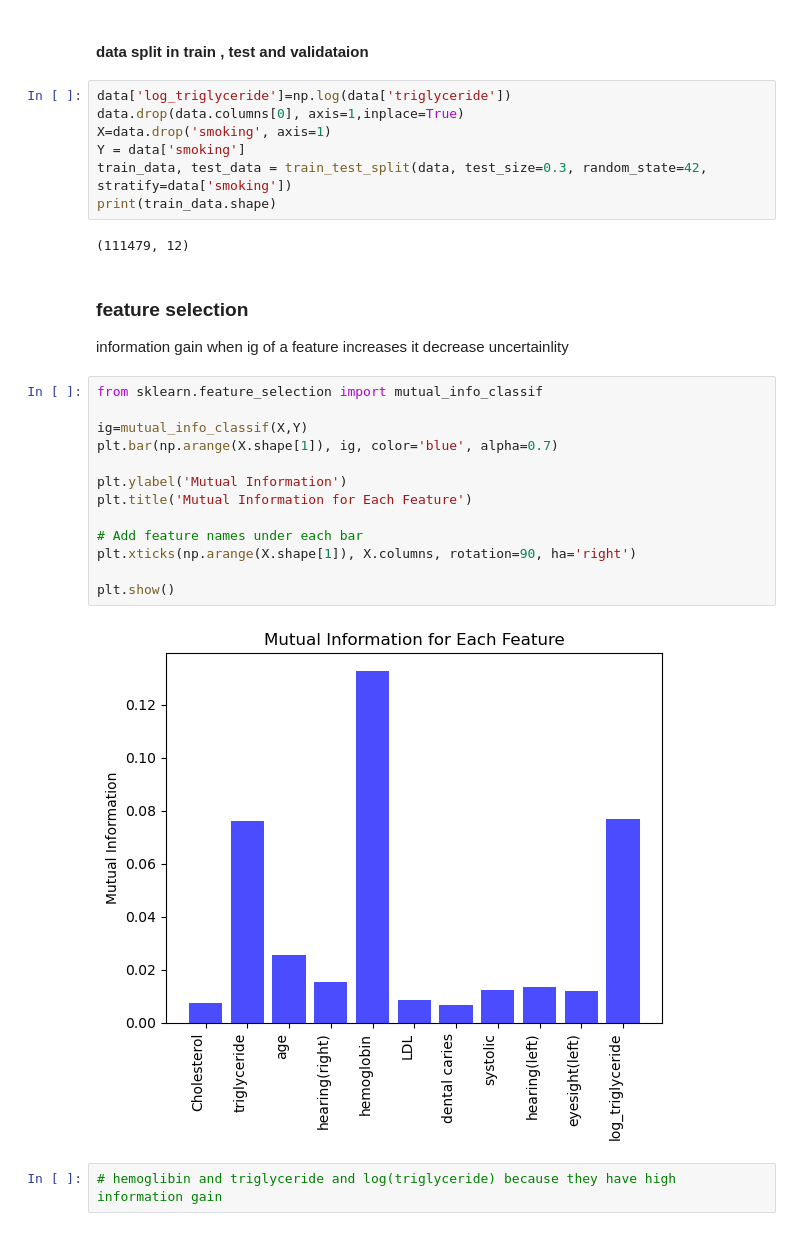
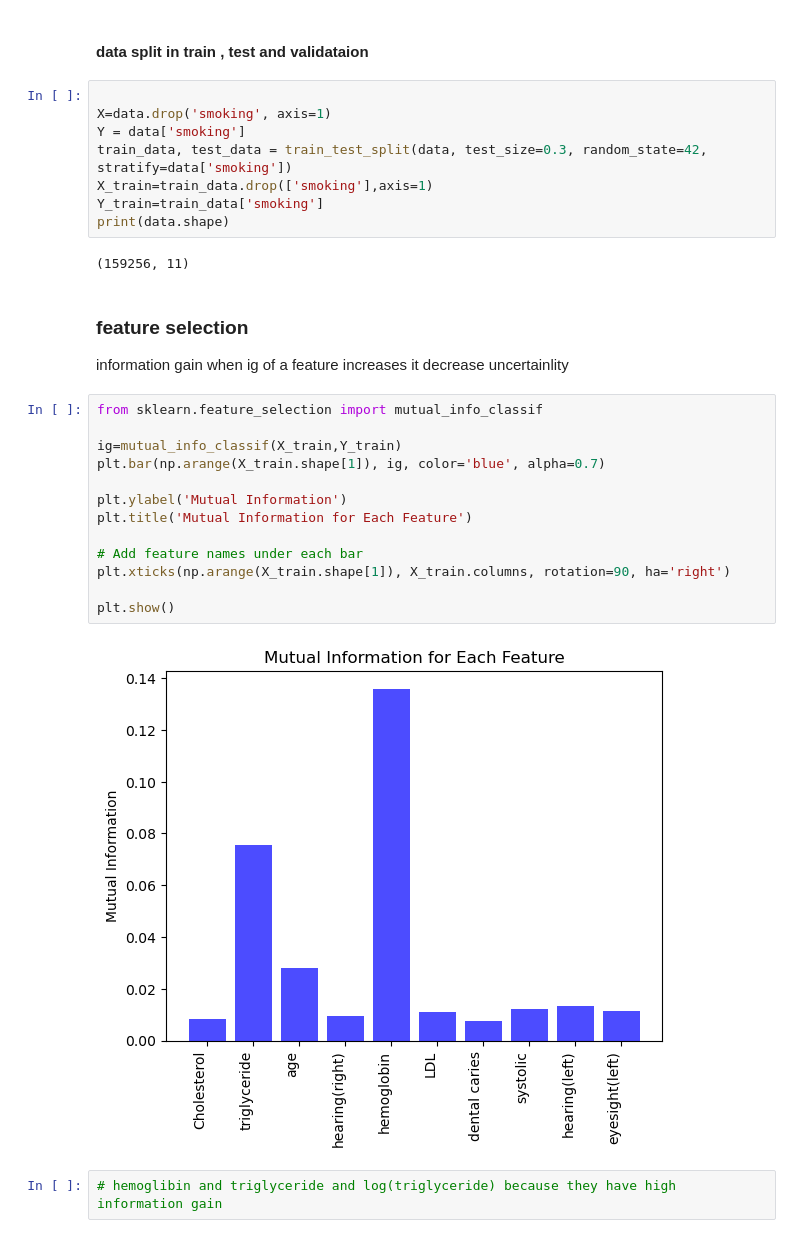
Before and after one commit to Alih111/M.L-smokers-dataset-, a Jupyter notebook: primary.ipynb, the cells around one changed output. Cells and saved outputs as stored; diff of their text form.

```diff
--- a/primary.ipynb
+++ b/primary.ipynb
@@ -36,31 +37,32 @@ dtype: int64
 # %% [markdown]
 <h4> data split in train , test and validataion</h4>
 # %%
-data['log_triglyceride']=np.log(data['triglyceride'])
-data.drop(data.columns[0], axis=1,inplace=True)
+
 X=data.drop('smoking', axis=1)
 Y = data['smoking']
 train_data, test_data = train_test_split(data, test_size=0.3, random_state=42, stratify=data['smoking'])
-print(train_data.shape)
+X_train=train_data.drop(['smoking'],axis=1)
+Y_train=train_data['smoking']
+print(data.shape)
 # %% [output]
-(111479, 12)
+(159256, 11)
 # %% [markdown]
 <h3>feature selection</h3>
 <p>information gain when ig of a feature increases it decrease uncertainlity</p>
 # %%
 from sklearn.feature_selection import mutual_info_classif
 
-ig=mutual_info_classif(X,Y)
-plt.bar(np.arange(X.shape[1]), ig, color='blue', alpha=0.7)
+ig=mutual_info_classif(X_train,Y_train)
+plt.bar(np.arange(X_train.shape[1]), ig, color='blue', alpha=0.7)
 
 plt.ylabel('Mutual Information')
 plt.title('Mutual Information for Each Feature')
 
 # Add feature names under each bar
-plt.xticks(np.arange(X.shape[1]), X.columns, rotation=90, ha='right')
+plt.xticks(np.arange(X_train.shape[1]), X_train.columns, rotation=90, ha='right')
 
 plt.show()
 # %% [output]
-[figure, old version]
+[figure, new version]
 # %%
 # hemoglibin and triglyceride and log(triglyceride) because they have high information gain
```
Also changed, not shown: parts of 14 cells of this notebook.
